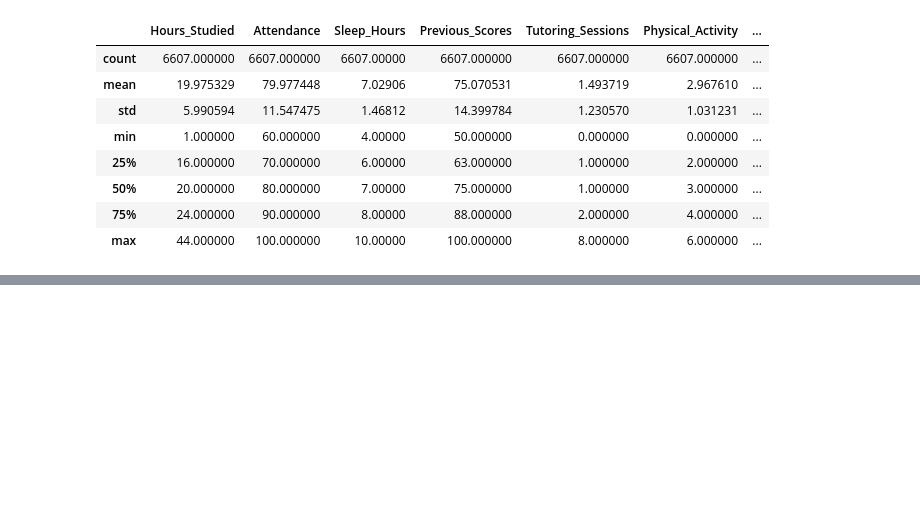
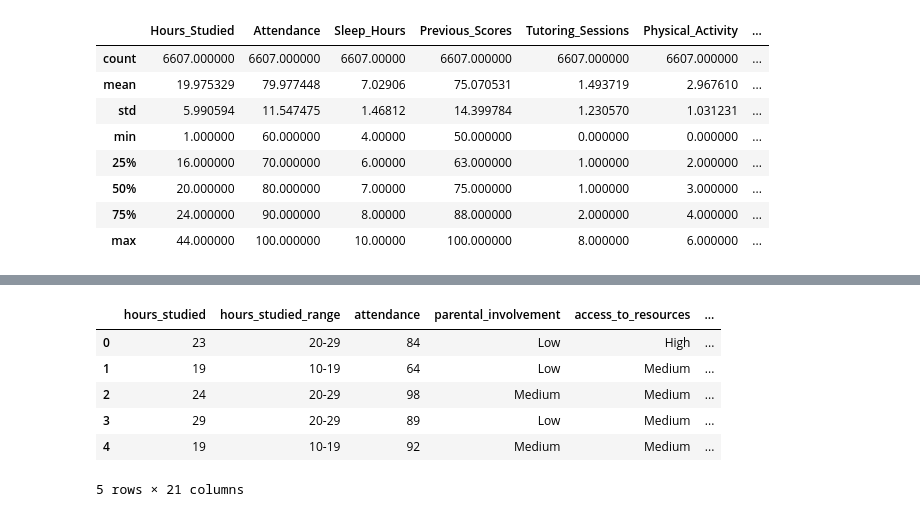
Before and after one commit to eeeare-eyesee/Student_Performance_Project, a Jupyter notebook: Student_Performance_Factors.ipynb, the cells around one changed output, grey strips where cells are left out. Saved outputs shown, nothing was run; the diff lists cells and outputs as text; code cells hidden in the pictures; blank space fills up the shorter version.

```diff
--- a/Student_Performance_Factors.ipynb
+++ b/Student_Performance_Factors.ipynb
@@ -65,0 +134,4 @@ df.describe()
+# %%
+df['teacher_quality'].unique()
+df['teacher_quality'].fillna('Unknown', inplace=True)
+df.isnull().sum() *100/len(df)
@@ -65,0 +156,4 @@ df.describe()
+# %%
+df['parental_education_level'].fillna('Unknown', inplace=True)
+df['school_distance_from_home'].fillna('Unknown', inplace=True)
+df.isnull().sum() *100/len(df)
@@ -65,0 +225,8 @@ df.describe()
+# %%
+#create bins for hours studied
+df['hours_studied'].unique()
+hrs_studied_bins = [0, 10, 20, 30, 40, 50]
+hrs_studied_labels=['0-9','10-19','20-29','30-39','40-49']
+
+df['hours_studied_range'] =pd.cut(df['hours_studied'], bins=hrs_studied_bins, labels=hrs_studied_labels)
+df[['hours_studied','hours_studied_range']]
@@ -65,0 +247,10 @@ df.describe()
+# %%
+df.head()
+# %% [output]
+|  | hours_studied | hours_studied_range | attendance | parental_involvement | access_to_resources | ... |
+| 0 | 23 | 20-29 | 84 | Low | High | ... |
+| 1 | 19 | 10-19 | 64 | Low | Medium | ... |
+| 2 | 24 | 20-29 | 98 | Medium | Medium | ... |
+| 3 | 29 | 20-29 | 89 | Low | Medium | ... |
+| 4 | 19 | 10-19 | 92 | Medium | Medium | ... |
+5 rows × 21 columns
```
Also changed, not shown: parts of 16 cells of this notebook.
